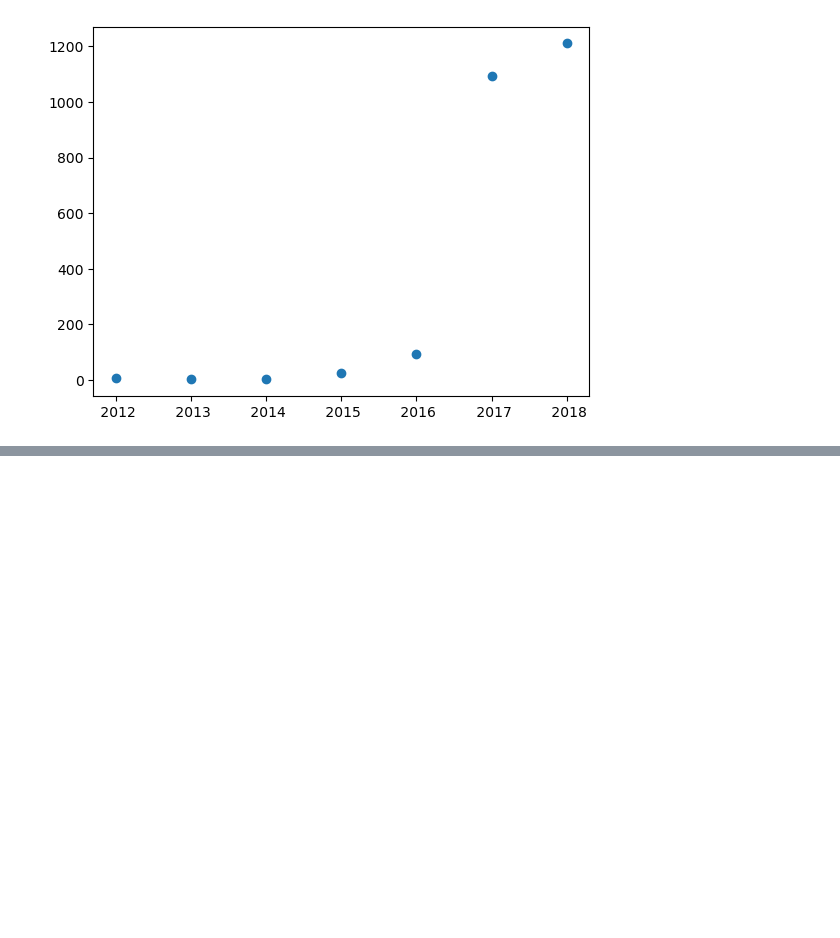
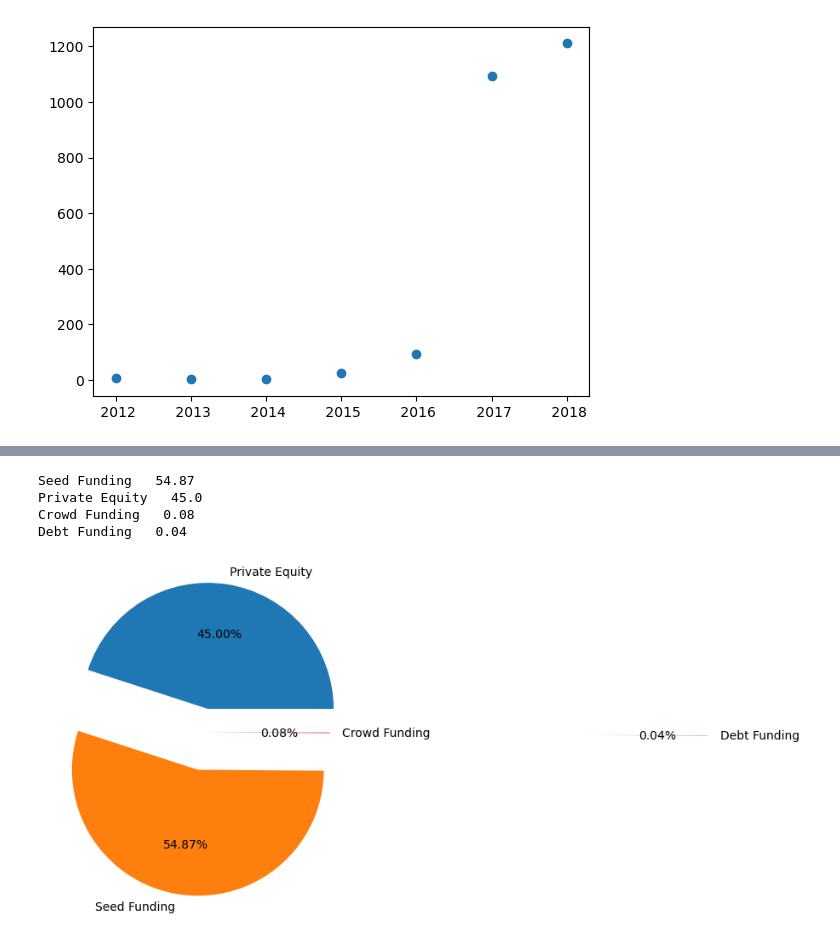
Before and after one commit to naaam-h-siddhu/data-science-and-machine-learning, a Jupyter notebook: lec13_matplotlib.ipynb, the cells around one changed output, grey strips where cells are left out. Drawn from its saved outputs; the diff is of its cells as text; code cells hidden in the pictures; blank space fills up the shorter version.

```diff
--- a/lec13_matplotlib.ipynb
+++ b/lec13_matplotlib.ipynb
@@ -178,0 +264,38 @@ with open('resource/amazon_jobs_dataset.csv') as obj:
+# %%
+#investment type
+import csv
+from collections import OrderedDict
+import matplotlib.pyplot as plt
+import numpy as np
+with open("resource/startup_funding.csv") as obj:
+    data = csv.DictReader(obj, skipinitialspace = True)
+    data = list(data)
+    ans = {}
+    for i in data:
+        t = i['InvestmentType']
+        if t == 'SeedFunding':
+            t = 'Seed Funding'
+        if t == 'PrivateEquity':
+            t = 'Private Equity'
+        if t == 'Crowd funding':
+            t = 'Crowd Funding'
+        if t == '':
+            continue
+        ans[t] = ans.get(t,0) +1
+    a = []
+    b = []
+    for i in ans:
+        a.append(i)
+        b.append(ans.get(i))
+    exp = [0.19,0.3,3,0]
+    plt.pie(b,labels = a,explode = exp,autopct ="%.2f%%")
+    print('Seed Funding'," ",54.87)
+    print('Private Equity'," ",45.00)
+    print('Crowd Funding'," ",0.08)
+    print('Debt Funding'," ",0.04)
+# %% [output]
+Seed Funding   54.87
+Private Equity   45.0
+Crowd Funding   0.08
+Debt Funding   0.04
+[figure, added]
```
Also changed, not shown: parts of 5 cells of this notebook, 5 other files.
